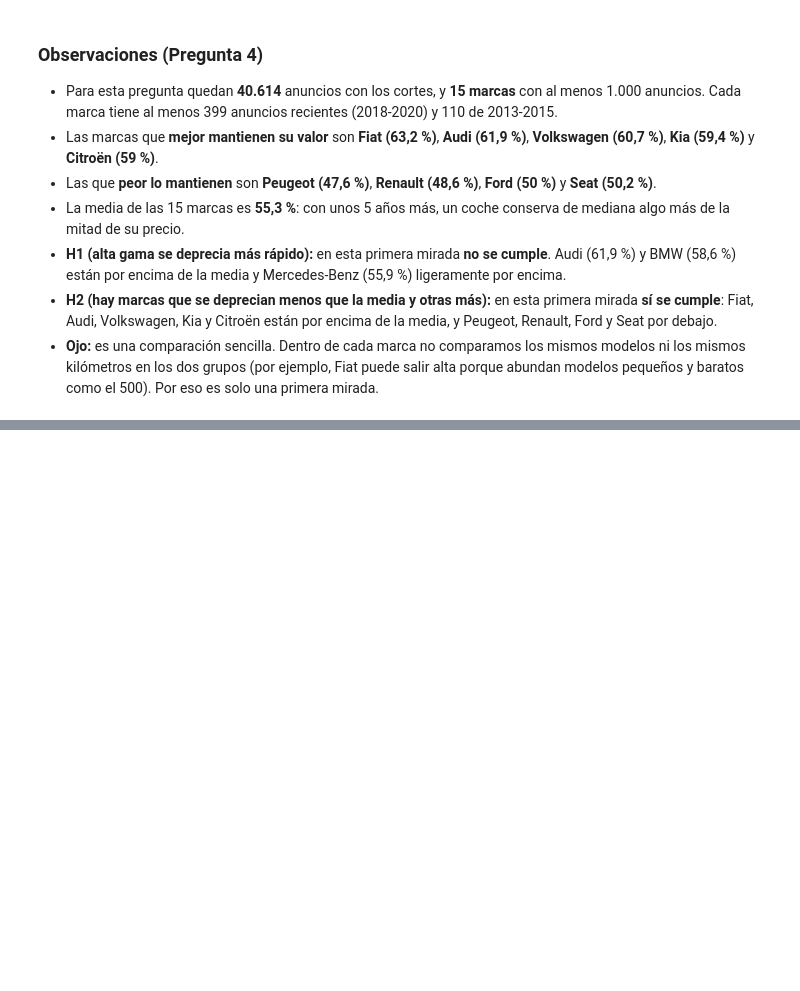
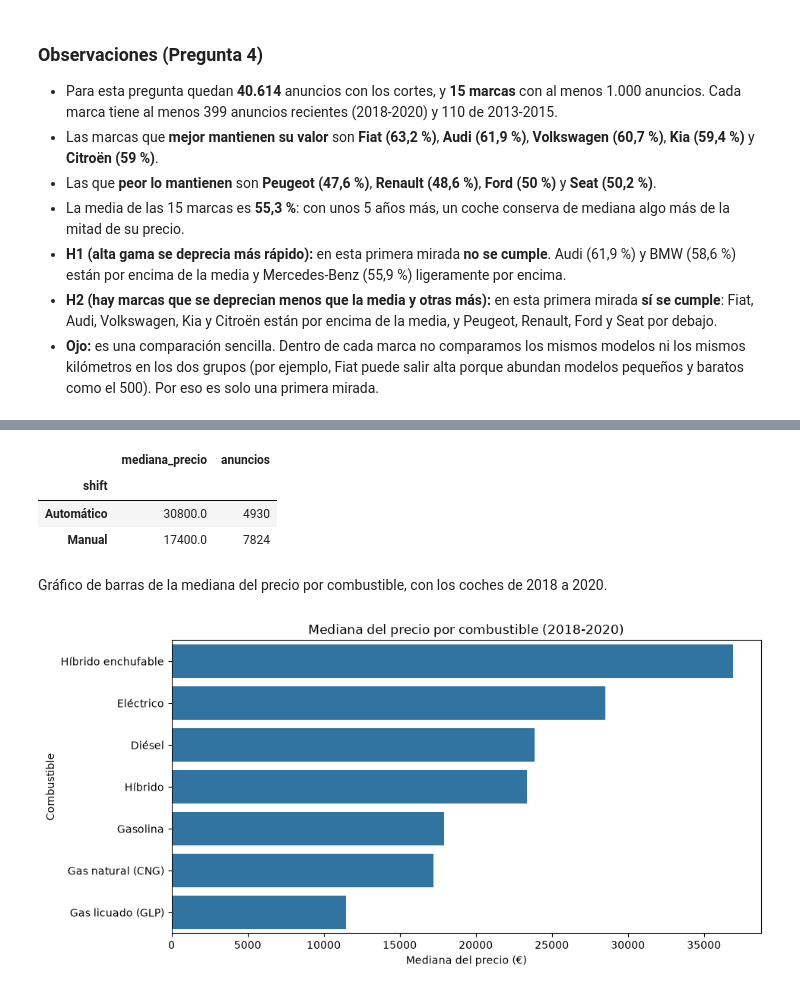
Before and after one commit to rusamen86/tfm-p1-precio-coches, a Jupyter notebook: notebooks/02b_preguntas_eda.ipynb, the cells around one changed output, grey strips where cells are left out. Drawn from its saved outputs; the diff is of its cells as text; code cells hidden in the pictures; blank space fills up the shorter version.

```diff
--- a/notebooks/02b_preguntas_eda.ipynb
+++ b/notebooks/02b_preguntas_eda.ipynb
@@ -443,0 +450,3 @@ Valor retenido medio de las marcas (%): 55.3
+# %%
+df_p5 = df.copy()
+df_p5.shape
@@ -443,0 +509,3 @@ Valor retenido medio de las marcas (%): 55.3
+# %%
+df_p5_recientes = df_p5[df_p5['year'] >= 2018]
+df_p5_recientes.shape
@@ -443,0 +514,6 @@ Valor retenido medio de las marcas (%): 55.3
+# %%
+combustible_recientes = pd.DataFrame()
+combustible_recientes['mediana_precio'] = df_p5_recientes.groupby('fuel')['price'].median()
+combustible_recientes['anuncios'] = df_p5_recientes['fuel'].value_counts()
+combustible_recientes = combustible_recientes.sort_values('mediana_precio', ascending=False)
+combustible_recientes
@@ -443,0 +530,22 @@ Valor retenido medio de las marcas (%): 55.3
+# %%
+cambio_recientes = pd.DataFrame()
+cambio_recientes['mediana_precio'] = df_p5_recientes.groupby('shift')['price'].median()
+cambio_recientes['anuncios'] = df_p5_recientes['shift'].value_counts()
+cambio_recientes
+# %% [output]
+|  | mediana_precio | anuncios |
+| shift |  |  |
+| Automático | 30800.0 | 4930 |
+| Manual | 17400.0 | 7824 |
+# %% [markdown]
+Gráfico de barras de la mediana del precio por combustible, con los coches de 2018 a 2020.
+# %%
+plt.figure(figsize=(10, 5))
+sns.barplot(x=combustible_recientes['mediana_precio'], y=combustible_recientes.index)
+plt.title('Mediana del precio por combustible (2018-2020)')
+plt.xlabel('Mediana del precio (€)')
+plt.ylabel('Combustible')
+plt.savefig('../outputs/figures/07_mediana_precio_por_combustible.png', bbox_inches='tight')
+plt.show()
+# %% [output]
+[figure, added]
```
Also changed, not shown: parts of 15 cells of this notebook, 2 other files.
